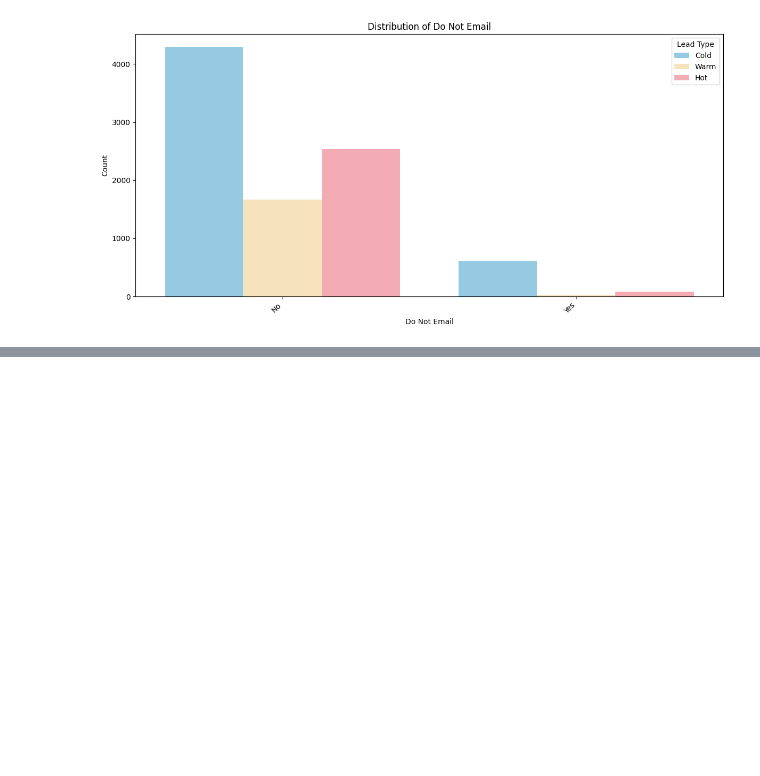
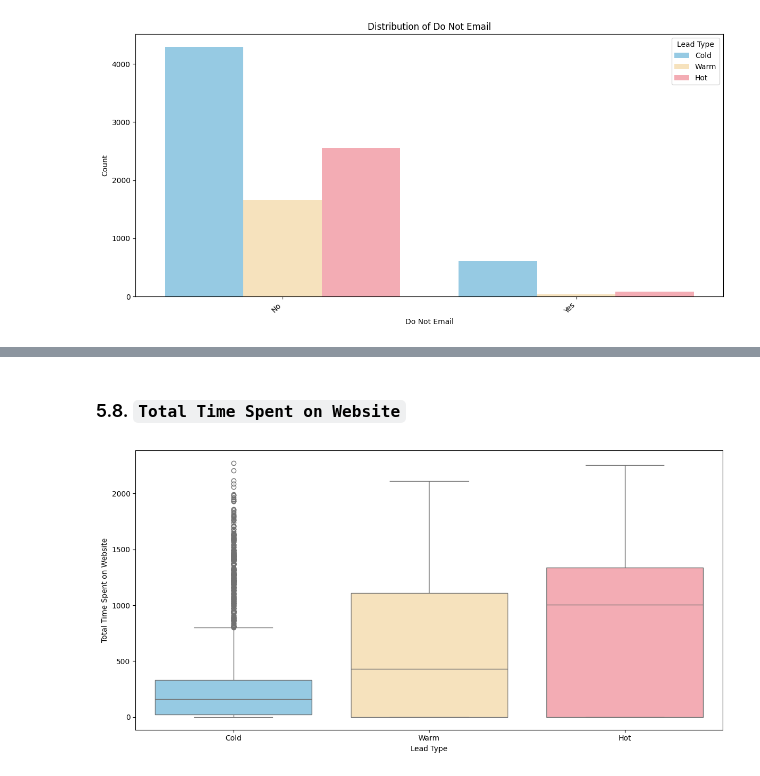
Before and after one commit to bitrao/data-science-projects, a Jupyter notebook: lead-scoring/lead_scoring_inference_analysis.ipynb, the cells around one changed output, grey strips where cells are left out. Saved outputs shown, nothing was run; the diff lists cells and outputs as text; code cells hidden in the pictures; blank space fills up the shorter version.

```diff
--- a/lead-scoring/lead_scoring_inference_analysis.ipynb
+++ b/lead-scoring/lead_scoring_inference_analysis.ipynb
@@ -205,0 +238,6 @@ plot_categorical_distribution(df, column = 'Do Not Email', title = 'Distribution
+# %% [markdown]
+### 5.8. `Total Time Spent on Website`
+# %%
+plot_numerical_distribution(df, column='Total Time Spent on Website')
+# %% [output]
+[figure, added]
```
Also changed, not shown: parts of 19 cells of this notebook, 4 other files.
